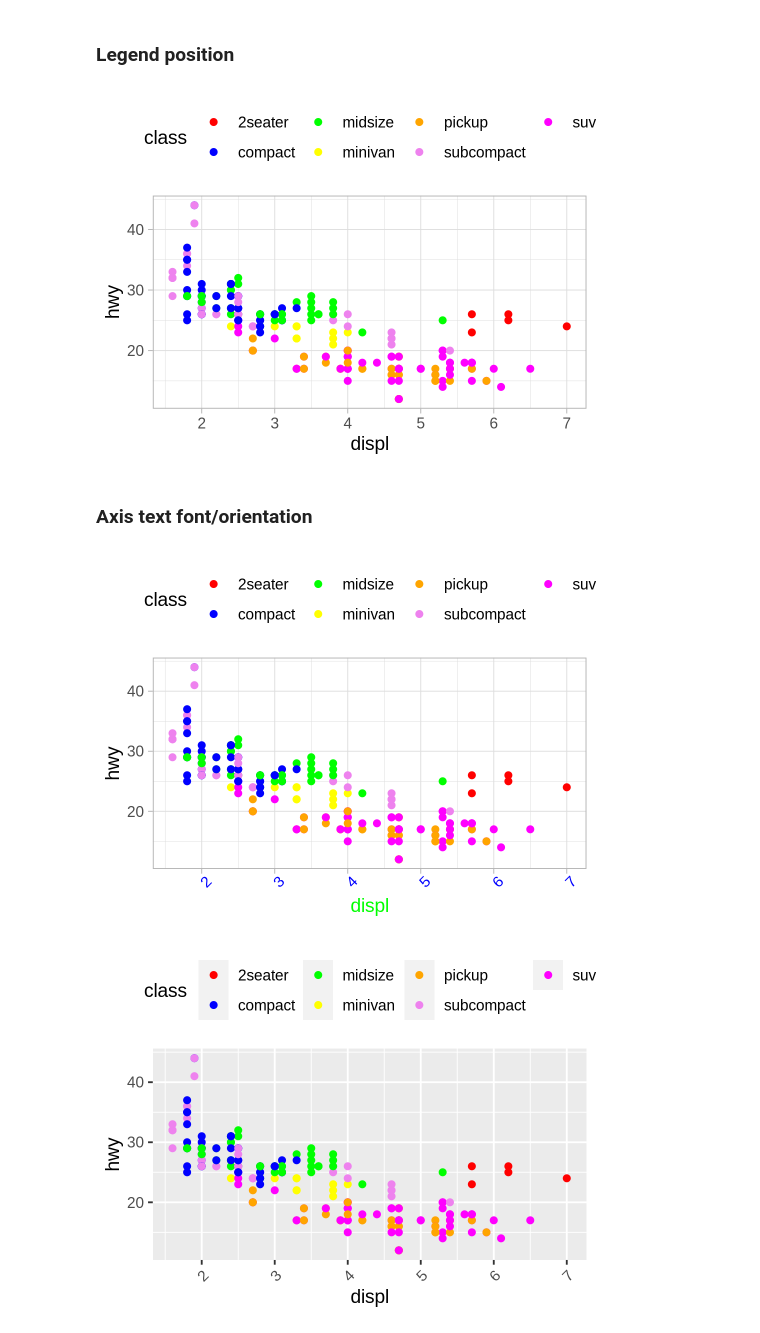
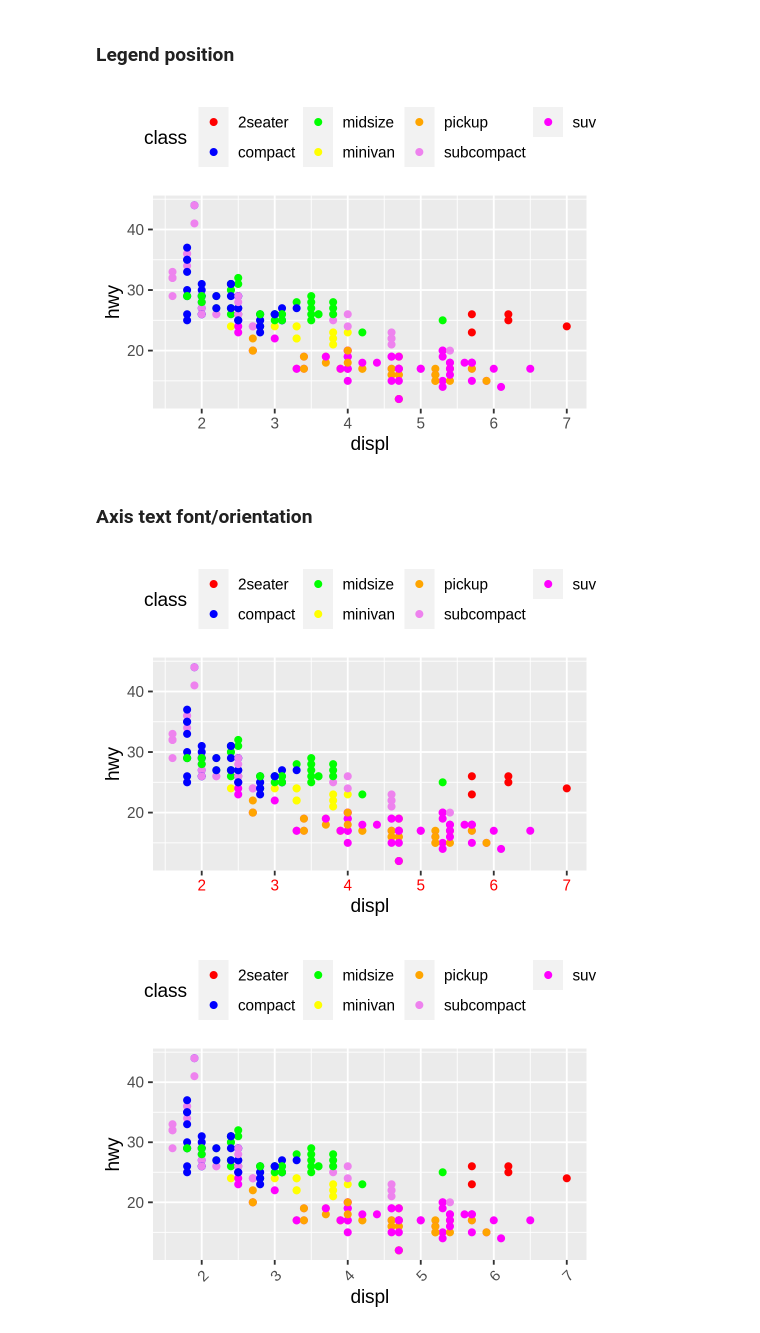
Before and after one commit to Festusfolawe/BIOS512, a Jupyter notebook: 06_adjusting_plot_appearance.ipynb, the cells around one changed output. Cells and saved outputs as stored; diff of their text form; code cells hidden in the pictures.

```diff
--- a/06_adjusting_plot_appearance.ipynb
+++ b/06_adjusting_plot_appearance.ipynb
@@ -109,22 +106,17 @@ colors = c('red', 'blue', 'green', 'yellow', 'orange', 'violet', 'magenta')
 
 p = ggplot(mpg, aes(x = displ, y = hwy)) +
     geom_point(aes(color = class)) + scale_color_manual(values = colors) +
-    theme_light() +
     theme(legend.position = 'top')
 
 p
 # %% [output]
-[figure, old version]
+[figure, new version]
 # %% [markdown]
 ### Axis text font/orientation
 # %%
-p + theme(
-
-        axis.text.x = element_text(colour = 'blue', angle=45 ),
-        axis.title.x = element_text (color = 'green')
-         )
+p + theme(axis.text.x = element_text(colour = 'red'))
 # %% [output]
-[figure, old version]
+[figure, new version]
 # %%
 p + theme(axis.text.x = element_text(angle = 45, hjust = 1)) # what about the y-axis? All axis text?
 # %% [output]
```
Also changed, not shown: parts of 16 cells of this notebook, 2 other files.
